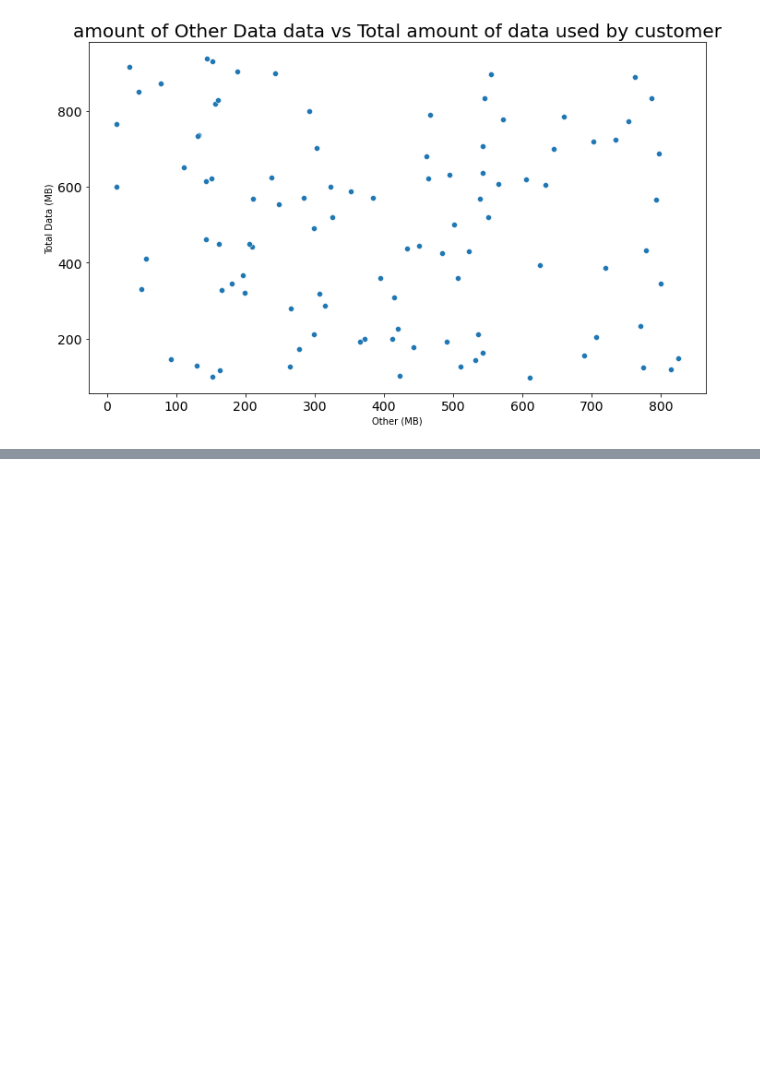
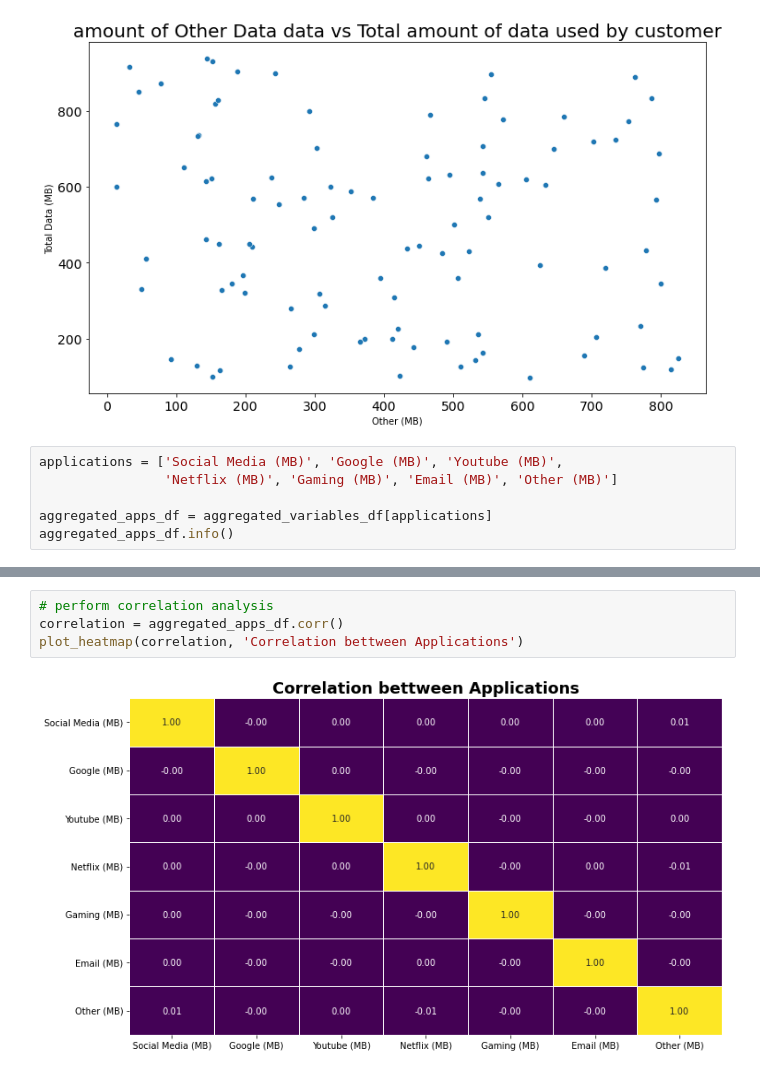
Before and after one commit to YohansSamuel/TeleCom-Data-Analysis, a Jupyter notebook: notebooks/Task-1-User_Overview_Analysis.ipynb, the cells around one changed output, grey strips where cells are left out. Cells and saved outputs as stored; diff of their text form; blank space fills up the shorter version.

Commit message:
add correlation analysis

```diff
--- a/notebooks/Task-1-User_Overview_Analysis.ipynb
+++ b/notebooks/Task-1-User_Overview_Analysis.ipynb
@@ -390,3 +390,9 @@ plot_scatter(aggregated_variables_df.head(100), "Other (MB)",
                                                 None)
 # %% [output]
 [figure]
+# %%
+applications = ['Social Media (MB)', 'Google (MB)', 'Youtube (MB)',
+                'Netflix (MB)', 'Gaming (MB)', 'Email (MB)', 'Other (MB)']
+
+aggregated_apps_df = aggregated_variables_df[applications]
+aggregated_apps_df.info()
@@ -392,0 +414,6 @@ plot_scatter(aggregated_variables_df.head(100), "Other (MB)",
+# %%
+# perform correlation analysis
+correlation = aggregated_apps_df.corr()
+plot_heatmap(correlation, 'Correlation bettween Applications')
+# %% [output]
+[figure, added]
```
Also changed, not shown: parts of 1 cell of this notebook.
